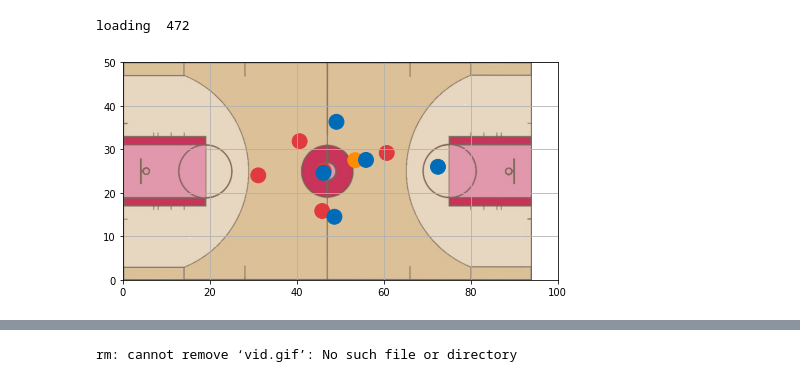
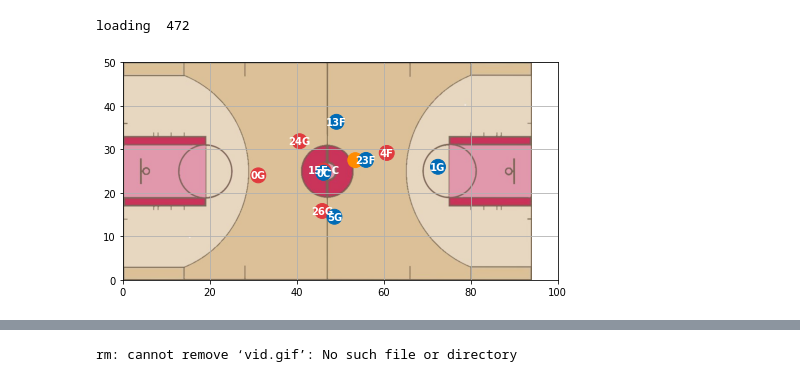
Before and after one commit to akarshkumar0101/basketball-rl, a Jupyter notebook: modeling/animation.ipynb, the cells around one changed output, grey strips where cells are left out. Drawn from its saved outputs; the diff is of its cells as text; code cells hidden in the pictures.

Commit message:
put processing code into data.py

```diff
--- a/modeling/animation.ipynb
+++ b/modeling/animation.ipynb
@@ -22,12 +22,13 @@ from matplotlib import pyplot as plt
 from matplotlib.animation import FuncAnimation
 
 class BasketballAnimation():
-    def __init__(self, x, id_team, t, game):
+    def __init__(self, mbd, x, id_team, id_player, t, game):
         self.fig = plt.figure(figsize=(8, 4))
         self.ax = plt.axes(xlim=(Constant.X_MIN, Constant.X_MAX),
                            ylim=(Constant.Y_MIN, Constant.Y_MAX))
         self.x = x
         self.id_team = id_team
+        self.id_player = id_player
         # self.ax.axis('off')
         self.ax.grid(True, 'both')
         n_players = x.shape[-2]
@@ -36,7 +37,7 @@ class BasketballAnimation():
                                  color='black', horizontalalignment='center',
                                  verticalalignment='center')
 
-        annotations = [self.ax.annotate('', xy=[0, 0], color='w',
+        self.circle_texts = [self.ax.annotate('', xy=[0, 0], color='w',
                                    horizontalalignment='center',
                                    verticalalignment='center', fontweight='bold')
                        for player in range(n_players)]
@@ -66,49 +67,55 @@ class BasketballAnimation():
         # for cell in table.get_celld().values():
             # cell.set_text_props(c='white')
 
-        self.player_circles = [plt.Circle((0, 0), Constant.PLAYER_CIRCLE_SIZE, color='r')
+        self.circles = [plt.Circle((0, 0), Constant.PLAYER_CIRCLE_SIZE, color='r')
                           for player in range(n_players)]
-        for circle in self.player_circles:
+        for circle in self.circles:
             self.ax.add_patch(circle)
 
         self.anim = animation.FuncAnimation(
                          self.fig, self.animation_step,
                          init_func=self.animation_init,
-                         # fargs=(self.player_circles,),
+                         # fargs=(self.circles,),
                          frames=len(x), interval=20, blit=True,
                          repeat=True)
         img_court = plt.imread("court.png")
         plt.imshow(img_court, zorder=0, extent=[Constant.X_MIN, Constant.X_MAX - Constant.DIFF, Constant.Y_MAX, Constant.Y_MIN])
 
     def animation_init(self):
         return self.animation_step(0)
 
     def animation_step(self, timestep):
-        for circle_i, circle in enumerate(self.player_circles):
+        for circle_i, circle in enumerate(self.circles):
             circle.center = tuple(self.x[timestep, circle_i, :2].numpy())
 
         id_team = self.id_team[timestep]
-        for i_circle, circle in enumerate(self.player_circles):
-            circle.set_color(constants_ui.team_id2color[id_team[i_circle].item()])
-        return self.player_circles
+        id_player = self.id_player[timestep]
+        for i_player, (circle, circle_text) in enumerate(zip(self.circles, self.circle_texts)):
+            circle.set_color(constants_ui.team_id2color[id_team[i_player].item()])
+            circle_text.set_position(circle.center)
+            player_data = mbd.player_id2data[id_player[i_player].item()]
+            if 'jersey' in player_data:
+                circle_text.set_text(f"{player_data['jersey']}{player_data['position']}")
 
-    def update_radius(self, i, player_circles, ball_circle, annotations, clock_info):
+        return self.circles
+
+    def update_radius(self, i, circles, ball_circle, annotations, clock_info):
         moment = self.moments[i]
-        for j, circle in enumerate(player_circles):
+        for j, circle in enumerate(circles):
             circle.center = moment.players[j].x, moment.players[j].y
             annotations[j].set_position(circle.center)
             clock_test = 'Quarter {:d}\n {:02d}:{:02d}\n {:03.1f}'.format(
                          moment.quarter,
                          int(moment.game_clock) % 3600 // 60,
                          int(moment.game_clock) % 60,
                          moment.shot_clock)
             clock_info.set_text(clock_test)
         ball_circle.center = moment.ball.x, moment.ball.y
         ball_circle.radius = moment.ball.radius / Constant.NORMALIZATION_COEF
-        return player_circles, ball_circle
+        return circles, ball_circle
 
-ba = BasketballAnimation(ds['x'], ds['id_team'], None, None)
+ba = BasketballAnimation(mbd, ds['x'], ds['id_team'], ds['id_player'], None, None)
 # %% [output]
-[figure, old version]
+[figure, new version]
 # %%
 ds = torch.load('data_processed/0021500001_00000.pth')
```
Also changed, not shown: parts of 3 cells of this notebook, 3 other files.
